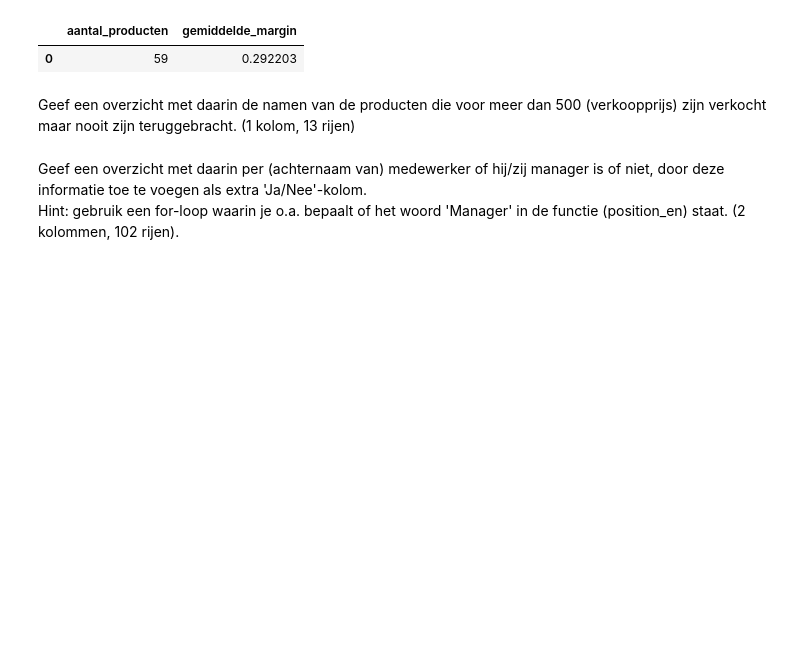
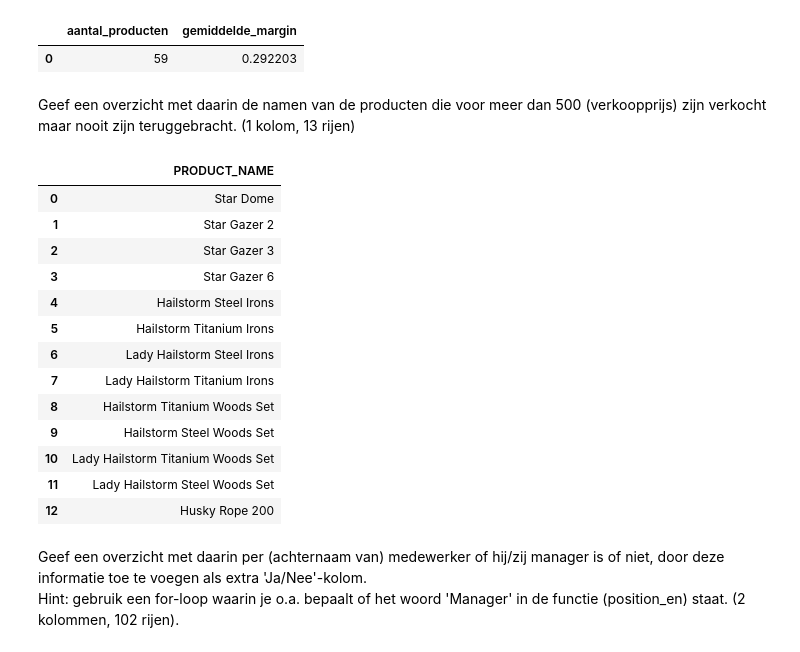
Before and after one commit to alex24106429/DEAI-Portfolio, a Jupyter notebook: week_1/werkcollege_2/Opdrachten_w1_wc2.ipynb, the cells around one changed output. Cells and saved outputs as stored; diff of their text form; code cells hidden in the pictures; blank space fills up the shorter version.

Commit message:
een overzicht met daarin de namen van de producten die voor meer dan 500 (verkoopprijs) zijn verkocht maar nooit zijn teruggebracht

```diff
--- a/week_1/werkcollege_2/Opdrachten_w1_wc2.ipynb
+++ b/week_1/werkcollege_2/Opdrachten_w1_wc2.ipynb
@@ -493,6 +493,32 @@ pd.read_sql_query("SELECT COUNT(*) AS aantal_producten, AVG(margin) AS gemiddeld
 | 0 | 59 | 0.292203 |
 # %% [markdown]
 Geef een overzicht met daarin de namen van de producten die voor meer dan 500 (verkoopprijs) zijn verkocht maar nooit zijn teruggebracht. (1 kolom, 13 rijen)
+# %%
+pd.read_sql_query("""
+    SELECT DISTINCT p.PRODUCT_NAME
+    FROM product p
+    JOIN order_details od ON p.PRODUCT_NUMBER = od.PRODUCT_NUMBER
+    WHERE od.UNIT_SALE_PRICE > 500
+    AND od.ORDER_DETAIL_CODE NOT IN (
+        SELECT ri.ORDER_DETAIL_CODE
+        FROM returned_item ri
+    )
+""", connection)
+# %% [output]
+|  | PRODUCT_NAME |
+| 0 | Star Dome |
+| 1 | Star Gazer 2 |
+| 2 | Star Gazer 3 |
+| 3 | Star Gazer 6 |
+| 4 | Hailstorm Steel Irons |
+| 5 | Hailstorm Titanium Irons |
+| 6 | Lady Hailstorm Steel Irons |
+| 7 | Lady Hailstorm Titanium Irons |
+| 8 | Hailstorm Titanium Woods Set |
+| 9 | Hailstorm Steel Woods Set |
+| 10 | Lady Hailstorm Titanium Woods Set |
+| 11 | Lady Hailstorm Steel Woods Set |
+| 12 | Husky Rope 200 |
 # %% [markdown]
 Geef een overzicht met daarin per (achternaam van) medewerker of hij/zij manager is of niet, door deze informatie toe te voegen als extra 'Ja/Nee'-kolom.<br>
 Hint: gebruik een for-loop waarin je o.a. bepaalt of het woord 'Manager' in de functie (position_en) staat. (2 kolommen, 102 rijen).
```
